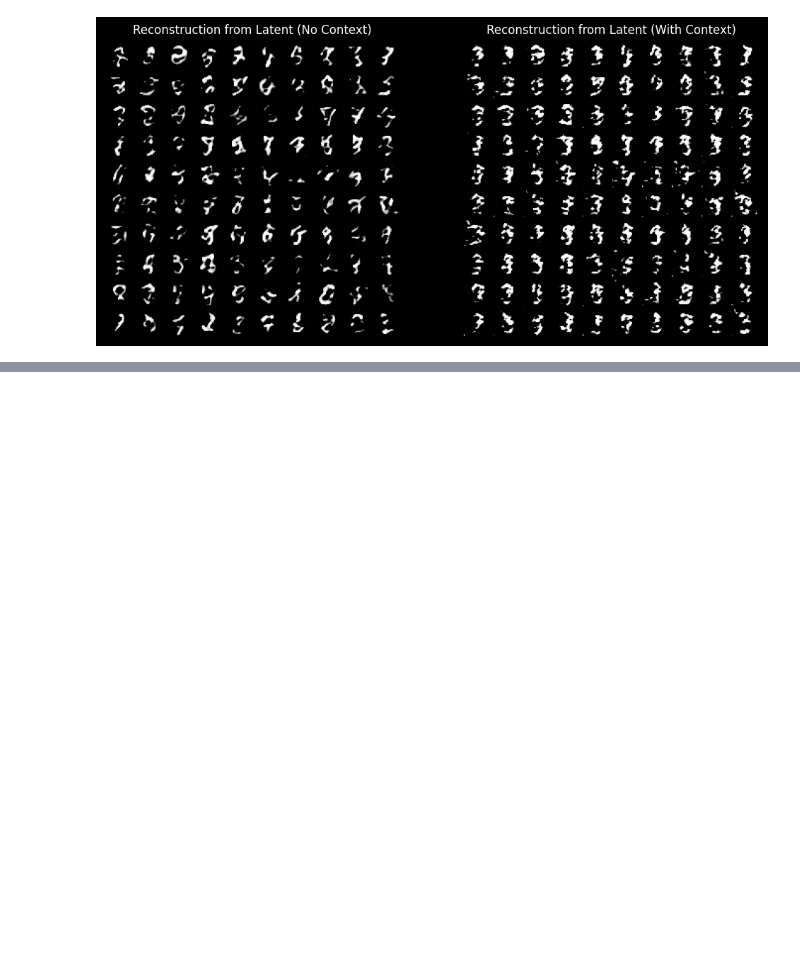
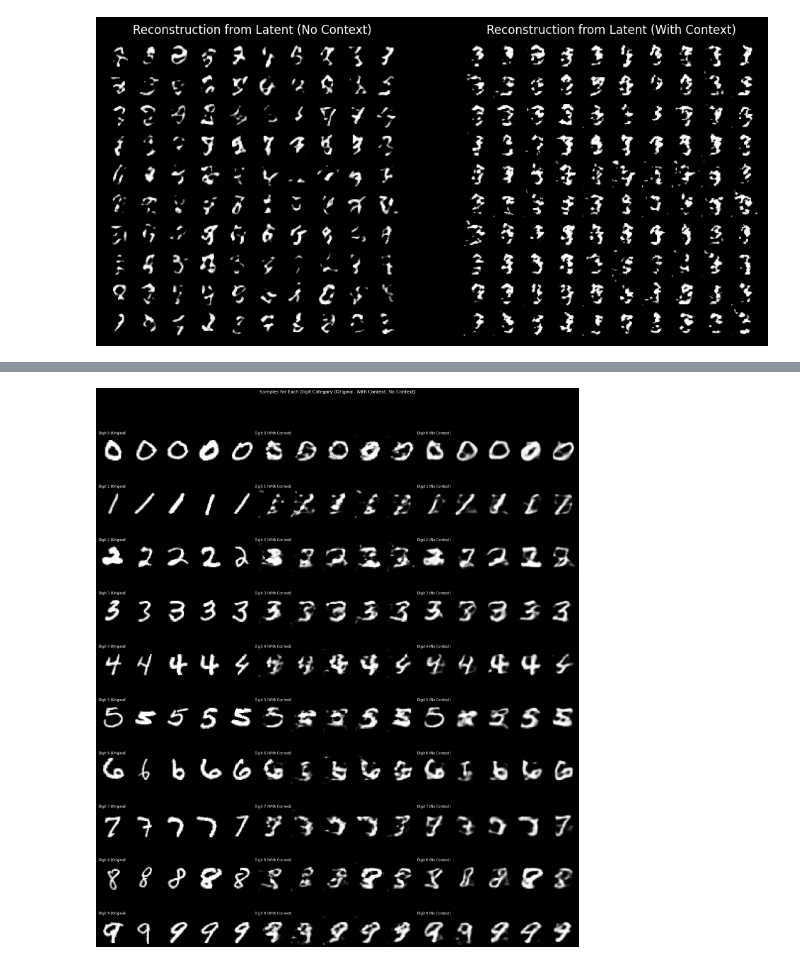
Before and after one commit to gmatteuc/NeuroMorph, a Jupyter notebook: contextual_autoencoder.ipynb, the cells around one changed output, grey strips where cells are left out. Drawn from its saved outputs; the diff is of its cells as text; code cells hidden in the pictures; blank space fills up the shorter version.

```diff
--- a/contextual_autoencoder.ipynb
+++ b/contextual_autoencoder.ipynb
@@ -583,0 +629,99 @@ plt.show()
+# %%
+import torch
+import numpy as np
+import matplotlib.pyplot as plt
+import torchvision
+
+# Ensure the model is in evaluation mode
+association_autoencoder.eval()
+
+# Function to add noise to images
+def add_noise(images, noise_level=0.5):
+    noisy_images = images + noise_level * torch.randn_like(images)
+    return torch.clamp(noisy_images, -1, 1)  # Ensure pixel values stay in the range [-1, 1]
+
+# Function to capture reconstructions
+def get_reconstructed_images(model, images, context):
+    with torch.no_grad():
+        reconstructions = model(images, context)
+        return reconstructions.detach().cpu().numpy()
+
+# Load a batch of test images and labels
+images, labels = next(iter(test_dataloader))
+images = images.to(device)
+
+# Apply noise to the images
+noisy_images = add_noise(images, noise_level=0.95)  # Adjust noise level as needed
+
+# Generate contexts for the noisy images
+context_with_noise = generate_associated_context(noisy_images.size(0), high_value=7.5)
+context_no_context = generate_noisy_context(noisy_images.size(0), noise_level=0.0)
+
+# Capture reconstructions with and without context
+reconstructions_with_context = get_reconstructed_images(association_autoencoder, noisy_images, context_with_noise)
+reconstructions_no_context = get_reconstructed_images(association_autoencoder, noisy_images, context_no_context)
+
+# Number of samples to show per category
+num_samples = 5
+
+# Plot samples for each digit category
+fig, axes = plt.subplots(10, num_samples * 3, figsize=(24, 30))
+fig.suptitle("Samples for Each Digit Category (Original, With Context, No Context)", fontsize=16)
+
+for i in range(10):
+    # Get indices for the first few samples of each digit
+    indices = np.where(labels == i)[0][:num_samples]
+
+    for j, idx in enumerate(indices):
+        # Original samples
+        axes[i, j].imshow(images[idx].cpu().numpy().reshape(28, 28), cmap='gray')
+        axes[i, j].axis('off')
+        if j == 0:
+            axes[i, j].set_title(f'Digit {i} (Original)')
+
+        # Reconstruction with context
+        axes[i, j + num_samples].imshow(reconstructions_with_context[idx].reshape(28, 28), cmap='gray')
+        axes[i, j + num_samples].axis('off')
+        if j == 0:
+            axes[i, j + num_samples].set_title(f'Digit {i} (With Context)')
+
+        # Reconstruction without context (high noise)
+        axes[i, j + 2 * num_samples].imshow(reconstructions_no_context[idx].reshape(28, 28), cmap='gray')
+        axes[i, j + 2 * num_samples].axis('off')
+        if j == 0:
+            axes[i, j + 2 * num_samples].set_title(f'Digit {i} (No Context)')
+
+plt.tight_layout(rect=[0, 0.03, 1, 0.95])
+plt.show()
+
+# Plot average templates for each digit in a separate plot
+fig, axes_avg = plt.subplots(10, 3, figsize=(12, 20))  # Adjusted for 10 rows and a smaller size
+
+for i in range(10):  # Iterate over digit categories
+    for j in range(3):  # 3 conditions: Original, With Context, No Context
+        indices = np.where(labels == i)[0]
+
+        if j == 0:  # Original
+            avg_image = images[indices].mean(dim=0).cpu().numpy()
+            axes_avg[i, j].imshow(avg_image.reshape(28, 28), cmap='gray')
+            if i == 0:
+                axes_avg[i, j].set_title('Avg (Original)')
+        elif j == 1:  # With Context
+            avg_image = reconstructions_with_context[indices].mean(axis=0)
+            axes_avg[i, j].imshow(avg_image.reshape(28, 28), cmap='gray')
+            if i == 0:
+                axes_avg[i, j].set_title('Avg (With Context)')
+        elif j == 2:  # No Context
+            avg_image = reconstructions_no_context[indices].mean(axis=0)
+            axes_avg[i, j].imshow(avg_image.reshape(28, 28), cmap='gray')
+            if i == 0:
+                axes_avg[i, j].set_title('Avg (No Context)')
+
+        axes_avg[i, j].axis('off')
+        if j == 0:
+            axes_avg[i, j].set_ylabel(f'Digit {i}', fontsize=12)
+
+plt.tight_layout()
+plt.show()
+# %% [output]
+[figure, added]
```
Also changed, not shown: parts of 2 cells of this notebook.
